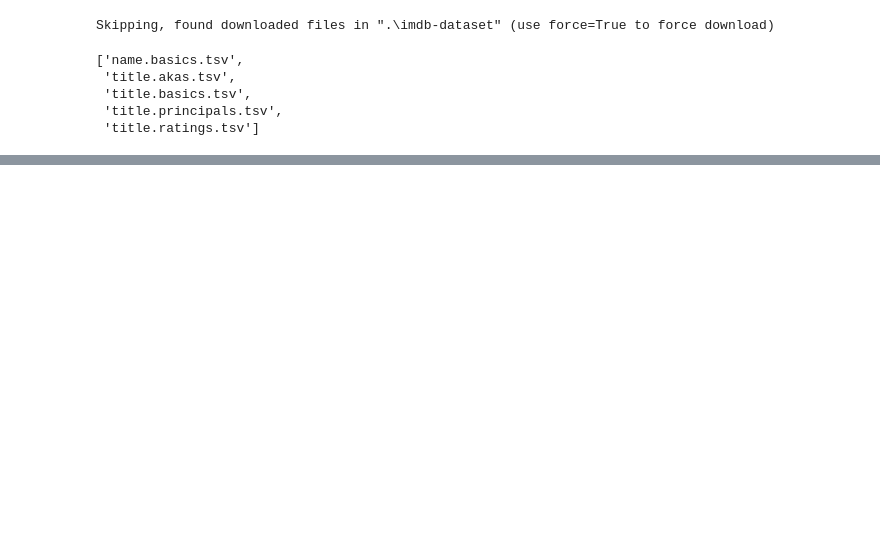
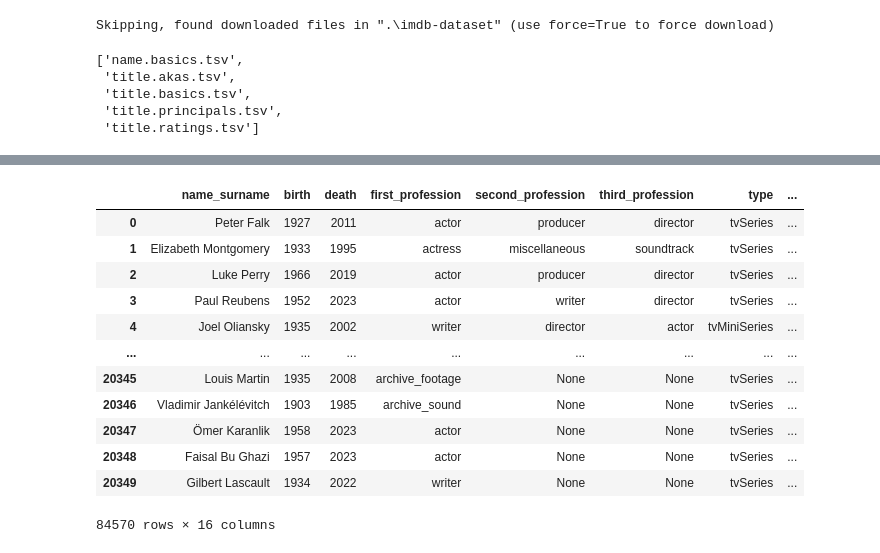
Before and after one commit to depa-tto/Python-project-exam, a Jupyter notebook: Py_project_DePatto.ipynb, the cells around one changed output, grey strips where cells are left out. Drawn from its saved outputs; the diff is of its cells as text; code cells hidden in the pictures; blank space fills up the shorter version.

```diff
--- a/Py_project_DePatto.ipynb
+++ b/Py_project_DePatto.ipynb
@@ -117,0 +179,27 @@ In column third_profession, 'None' not found.
+# %%
+merge_set2 = pd.merge(roles_df, movie_df, left_on='movie_2', right_on='movie_id').drop(
+    ['movie_1', 'movie_2', 'movie_3', 'movie_4', 'movie_id', 'name_id'], axis = 1)
+# %%
+merge_set3 = pd.merge(roles_df, movie_df, left_on='movie_3', right_on='movie_id').drop(
+    ['movie_1', 'movie_2', 'movie_3', 'movie_4', 'movie_id', 'name_id'], axis = 1)
+# %%
+merge_set4 = pd.merge(roles_df, movie_df, left_on='movie_4', right_on='movie_id').drop(
+    ['movie_1', 'movie_2', 'movie_3', 'movie_4', 'movie_id', 'name_id'], axis = 1)
+# %%
+merge_set = pd.concat([merge_set1, merge_set2, merge_set3, merge_set4])
+# %%
+merge_set
+# %% [output]
+|  | name_surname | birth | death | first_profession | second_profession | third_profession | type | ... |
+| 0 | Peter Falk | 1927 | 2011 | actor | producer | director | tvSeries | ... |
+| 1 | Elizabeth Montgomery | 1933 | 1995 | actress | miscellaneous | soundtrack | tvSeries | ... |
+| 2 | Luke Perry | 1966 | 2019 | actor | producer | director | tvSeries | ... |
+| 3 | Paul Reubens | 1952 | 2023 | actor | writer | director | tvSeries | ... |
+| 4 | Joel Oliansky | 1935 | 2002 | writer | director | actor | tvMiniSeries | ... |
+| ... | ... | ... | ... | ... | ... | ... | ... | ... |
+| 20345 | Louis Martin | 1935 | 2008 | archive_footage | None | None | tvSeries | ... |
+| 20346 | Vladimir Jankélévitch | 1903 | 1985 | archive_sound | None | None | tvSeries | ... |
+| 20347 | Ömer Karanlik | 1958 | 2023 | actor | None | None | tvSeries | ... |
+| 20348 | Faisal Bu Ghazi | 1957 | 2023 | actor | None | None | tvSeries | ... |
+| 20349 | Gilbert Lascault | 1934 | 2022 | writer | None | None | tvSeries | ... |
+84570 rows × 16 columns
```
Also changed, not shown: parts of 26 cells of this notebook.
